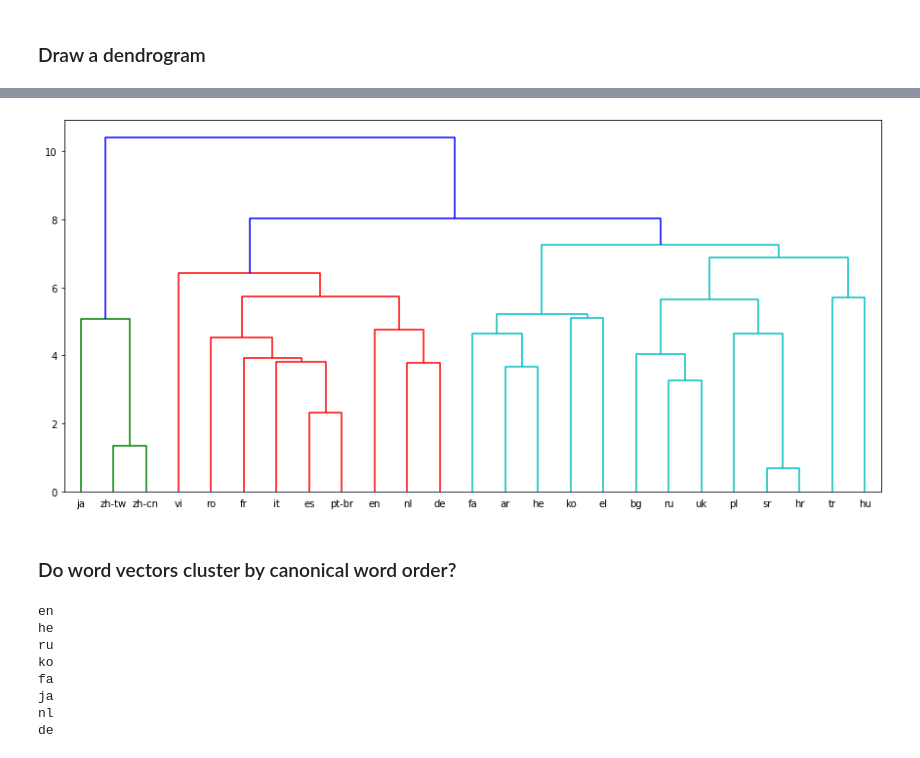
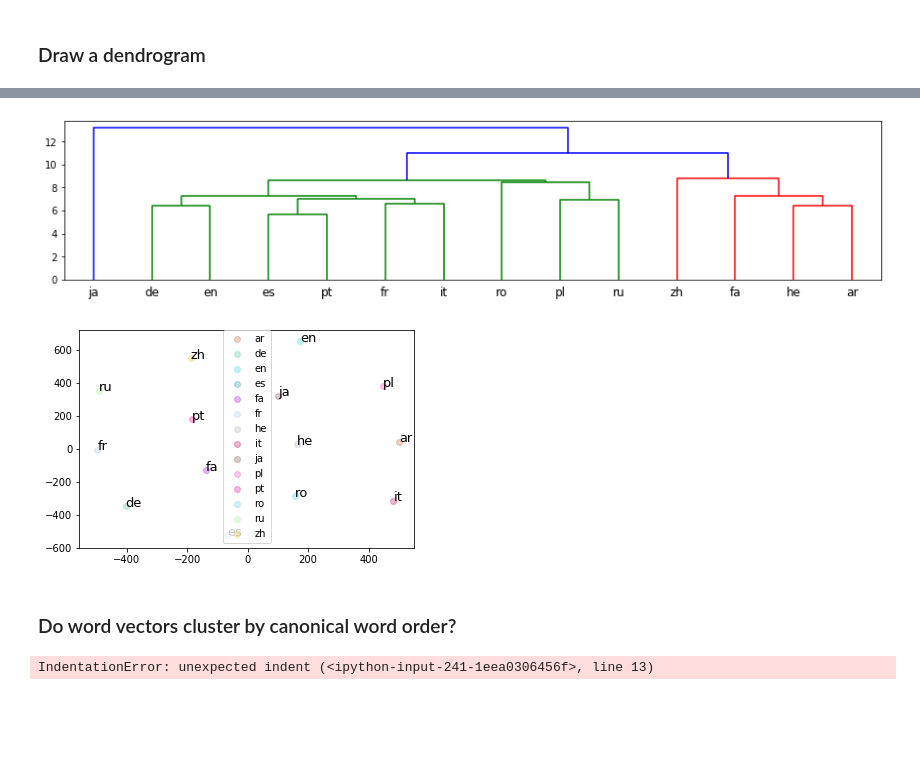
Before and after one commit to Shaul1321/multilingual-inlp, a Jupyter notebook: inlp-mbert-experiment.ipynb, the cells around one changed output, grey strips where cells are left out. Drawn from its saved outputs; the diff is of its cells as text; code cells hidden in the pictures; blank space fills up the shorter version.

```diff
--- a/inlp-mbert-experiment.ipynb
+++ b/inlp-mbert-experiment.ipynb
@@ -129,8 +154,14 @@ class BertEncoder(object):
         if model == "bert":
             config = BertConfig.from_pretrained("bert-base-multilingual-uncased", output_hidden_states=True)
             self.tokenizer = BertTokenizer.from_pretrained('bert-base-multilingual-uncased')
-            self.model = BertModel.from_pretrained('bert-base-multilingual-uncased', config = config)
-        else:
+            self.model = BertForMaskedLM.from_pretrained('bert-base-multilingual-uncased', config = config)
+
+        elif model == "hila-mbert":
+            self.tokenizer = BertTokenizer.from_pretrained('/home/nlp/gonenhi/mbert/models/model1_epoch3')
+            self.model = BertForSequenceClassification.from_pretrained('/home/nlp/gonenhi/mbert/models/model1_epoch3', num_labels = 3,
+                                                      output_attentions = True, output_hidden_states = True)
+
+        elif model == "xlm":
             config = XLMConfig.from_pretrained("xlm-mlm-100-1280", output_hidden_states=True)
             self.tokenizer = XLMTokenizer.from_pretrained("xlm-mlm-100-1280")
             self.model = XLMModel.from_pretrained("xlm-mlm-100-1280", config = config)
@@ -189,10 +220,15 @@ class BertEncoder(object):
         with torch.no_grad():
             outputs = self.model(tokens_tensor)
             if type(self.model) == BertModel:
-                predictions = torch.cat([outputs[2][l] for l in layers], axis = 2).detach().cpu().numpy()
+                predictions = torch.cat([outputs[2][l] for l in layers], axis = 2)#.detach().cpu().numpy()
             else: #xlm
-                predictions = torch.cat([outputs[1][l] for l in layers], axis = 2).detach().cpu().numpy()
+                predictions = torch.cat([outputs[1][l] for l in layers], axis = 2)#.detach().cpu().numpy()
 
+            if layers[0] == 12:
+                cls = self.model.cls.predictions.transform
+                predictions = cls(predictions)
+
+            predictions = predictions.detach().cpu().numpy()
             """
             if layer >= 0:
                 predictions = outputs[2][layer].detach().cpu().numpy()
@@ -208,15 +244,21 @@ class BertEncoder(object):
             return (predictions.squeeze(), orig2tok, tokenized_text)
 
 
+EXCLUDE = set([",", '"', ".", " ", "«", "»", "?", "!", "'", ":", ";", "#", "@", "$", "¿", "¡", "1", "2", "3", "4", "5", "6", "7", "8", "9", "10", ":", "0"])
+for i in range(3000):
+ EXCLUDE.add(str(i))
 
 def collect_bert_states(bert, data: List[Tuple], layers: List[int], strategy = "mean"):
-        BAD = [",", ".", " ", "?", "!", "1", "2", "3", "4", "5", "6", "7", "8", "9", "10", ":", "0"]
-        for i,d in tqdm.notebook.tqdm(enumerate(data), total = len(data)):
+
+        for i,d in tqdm.tqdm_notebook(enumerate(data), total = len(data)):
 
             sent = d["text"]
             preds, orig2tok, bert_tokens = bert.encode(sent, layers = layers)
             if strategy == "sum":
-                states = np.sum(preds, axis = 0)
+                exclude = [orig2tok[i] for i in orig2tok.keys() if bert_tokens[orig2tok[i]] not in EXCLUDE]
+                keep = [i for i in range(len(preds)) if i not in exclude]
+                states = np.sum(preds[keep], axis = 0)
+
             elif strategy == "cls":
                 states = preds[0]
             elif strategy == "rand-word":
@@ -226,7 +268,7 @@ def collect_bert_states(bert, data: List[Tuple], layers: List[int], strategy = "
                     rand_word_index = random.choice(list(orig2tok.keys()))
                     if orig2tok[rand_word_index] > len(preds): continue
                     tok = bert_tokens[orig2tok[rand_word_index]]
-                    if tok != "[UNK]" and tok != "[SEP]" and tok not in BAD:
+                    if tok not in EXCLUDE:
                         states = preds[orig2tok[rand_word_index]]
                         break
                     ind += 1
@@ -258,3 +300,6 @@ I0226 18:37:31.823116 140323841980224 modeling_utils.py:406] loading weights fil
 # %%
-data_with_states = collect_bert_states(bert, copy.deepcopy(data)[:15000], layers = [1], strategy = "rand-word")
+random.shuffle(all_data)
+random.shuffle(data)
+
+data_with_states = collect_bert_states(bert, copy.deepcopy(data)[:5000], layers = [0], strategy = "rand-word")
 # %% [output]
@@ -411,7 +517,7 @@ lang_vecs = {}
 for lang in langs:
        relevant = [d for d in data_with_states if d["lang"] == lang]
        vecs_relevant = np.array([d["vec"] for d in relevant])
-       vecs_relevant = P_rowspace_concat.dot(vecs_relevant.T).T
+       #vecs_relevant = P_rowspace.dot(vecs_relevant.T).T
        #vecs_relevant = concat_normalized.dot(vecs_relevant.T).T
        #vecs_relevant = P.dot(vecs_relevant.T).T
        lang_vecs[lang] = np.mean(vecs_relevant, axis = 0)
@@ -422,24 +528,28 @@ vecs_relevant.shape
 # %%
 vecs_for_all_languages = [lang_vecs[lang] for lang in langs]
 # %%
-linked = linkage(vecs_for_all_languages, 'ward')
-plt.figure(figsize=(15, 7))
+linked = linkage(vecs_for_all_languages, 'ward', optimal_ordering = True)
+plt.figure(figsize=(15, 3))
 dendrogram(
             linked,
             orientation='top',
             labels=langs,
             distance_sort='descending',
             show_leaf_counts=False,
             leaf_rotation = 0
           )
 plt.show()
 # %% [output]
-[figure, old version]
+[figure, new version]
+# %%
+tsne(np.array(list(lang_vecs.values())), np.array(list(lang_vecs.keys())))
+# %% [output]
+[figure, added]
 # %% [markdown]
 ### Do word vectors cluster by canonical word order?
 # %%
-SVO = {"en", "ru", "he"}
-SOV = {"de", "nl", "ja", "ko", "fa"}
+SVO = {"en", "ru"}
+SOV = {"de", "nl"}
 data_for_word_order = []
 
 for word_order_group, word_order in zip([SVO, SOV], ["SVO", "SOV"]):
@@ -450,15 +560,9 @@ for word_order_group, word_order in zip([SVO, SOV], ["SVO", "SOV"]):
         vecs_relevant = concat_normalized.dot(vecs_relevant.T).T
         for v in vecs_relevant:
             data_for_word_order.append((v, word_order))
+                predictions = outputs[2][0].detach().cpu().numpy()
 # %% [output]
-en
-he
-ru
-ko
-fa
-ja
-nl
-de
+IndentationError: unexpected indent (<ipython-input-241-1eea0306456f>, line 13)
 # %%
 random.shuffle(data_for_word_order)
 vecs_word_ordr, labels_word_order = map(np.array, zip(*data_for_word_order))
```
Also changed, not shown: parts of 55 cells of this notebook.
